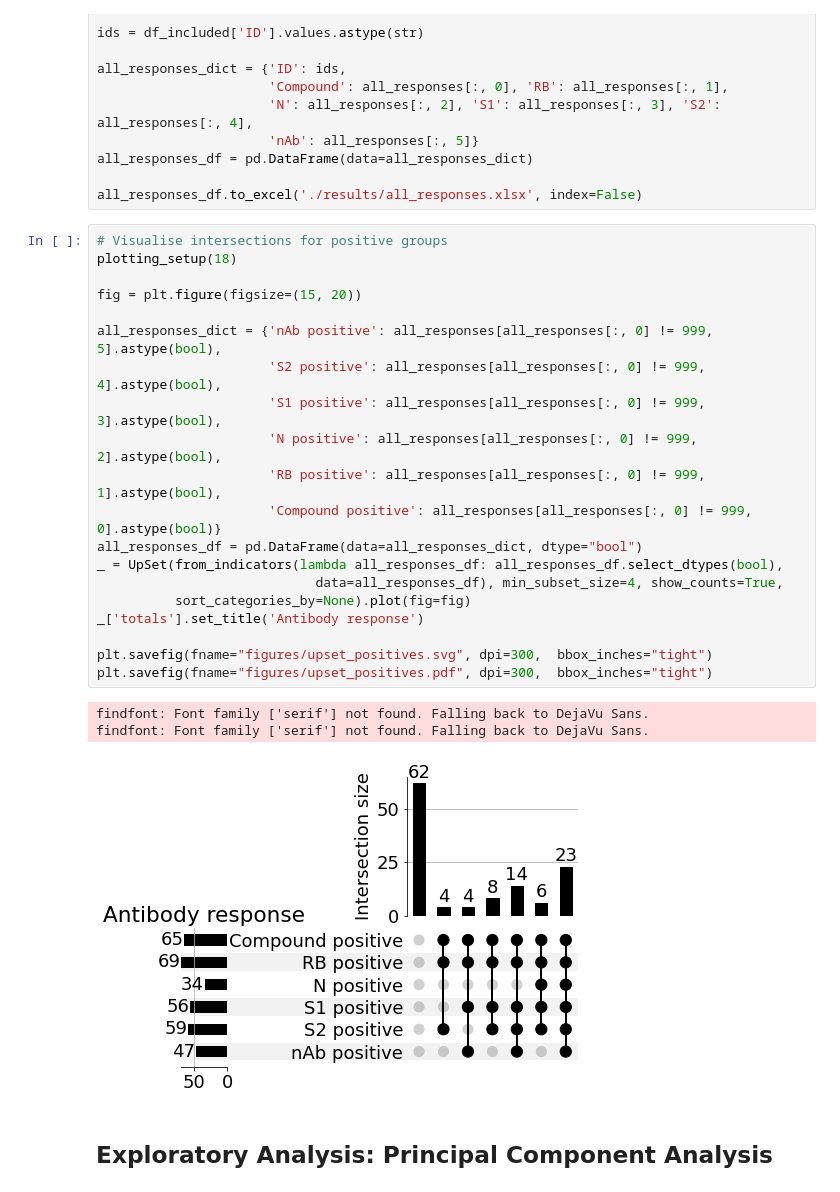
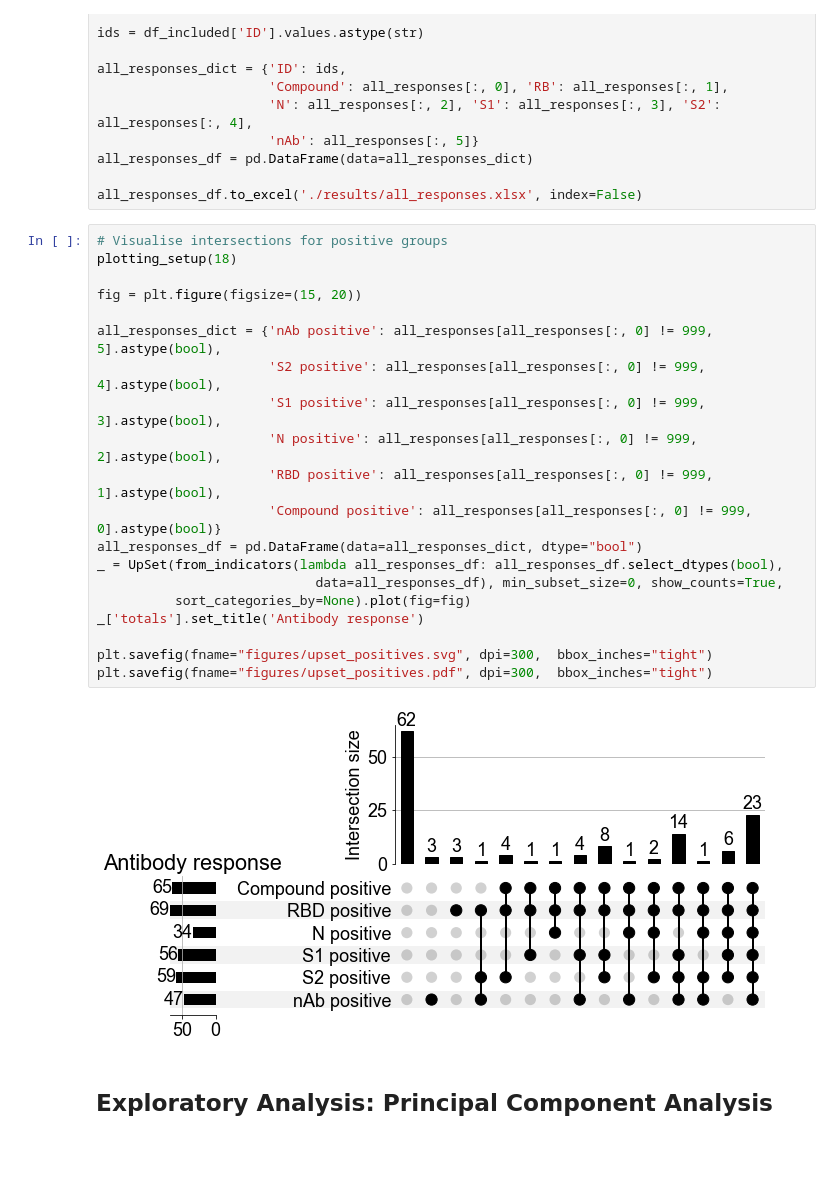
Before and after one commit to i6092467/t-cells-response-sars-cov-2, a Jupyter notebook: final_analysis.ipynb, the cells around one changed output. Drawn from its saved outputs; the diff is of its cells as text; blank space fills up the shorter version.

Commit message:
plotting setup: change font; edited captions and added plots with unscaled percentages

```diff
--- a/final_analysis.ipynb
+++ b/final_analysis.ipynb
@@ -202,27 +202,25 @@ all_responses_df.to_excel('./results/all_responses.xlsx', index=False)
 # %%
 # Visualise intersections for positive groups
 plotting_setup(18)
 
 fig = plt.figure(figsize=(15, 20))
 
 all_responses_dict = {'nAb positive': all_responses[all_responses[:, 0] != 999, 5].astype(bool),
                       'S2 positive': all_responses[all_responses[:, 0] != 999, 4].astype(bool),
                       'S1 positive': all_responses[all_responses[:, 0] != 999, 3].astype(bool),
                       'N positive': all_responses[all_responses[:, 0] != 999, 2].astype(bool),
-                      'RB positive': all_responses[all_responses[:, 0] != 999, 1].astype(bool),
+                      'RBD positive': all_responses[all_responses[:, 0] != 999, 1].astype(bool),
                       'Compound positive': all_responses[all_responses[:, 0] != 999, 0].astype(bool)}
 all_responses_df = pd.DataFrame(data=all_responses_dict, dtype="bool")
 _ = UpSet(from_indicators(lambda all_responses_df: all_responses_df.select_dtypes(bool),
-                            data=all_responses_df), min_subset_size=4, show_counts=True,
+                            data=all_responses_df), min_subset_size=0, show_counts=True,
           sort_categories_by=None).plot(fig=fig)
 _['totals'].set_title('Antibody response')
 
 plt.savefig(fname="figures/upset_positives.svg", dpi=300,  bbox_inches="tight")
 plt.savefig(fname="figures/upset_positives.pdf", dpi=300,  bbox_inches="tight")
 # %% [output]
-findfont: Font family ['serif'] not found. Falling back to DejaVu Sans.
-findfont: Font family ['serif'] not found. Falling back to DejaVu Sans.
-[figure, old version]
+[figure, new version]
 # %% [markdown]
 ## Exploratory Analysis: Principal Component Analysis
 # %%
```
Also changed, not shown: parts of 9 cells of this notebook, 1 other file.
